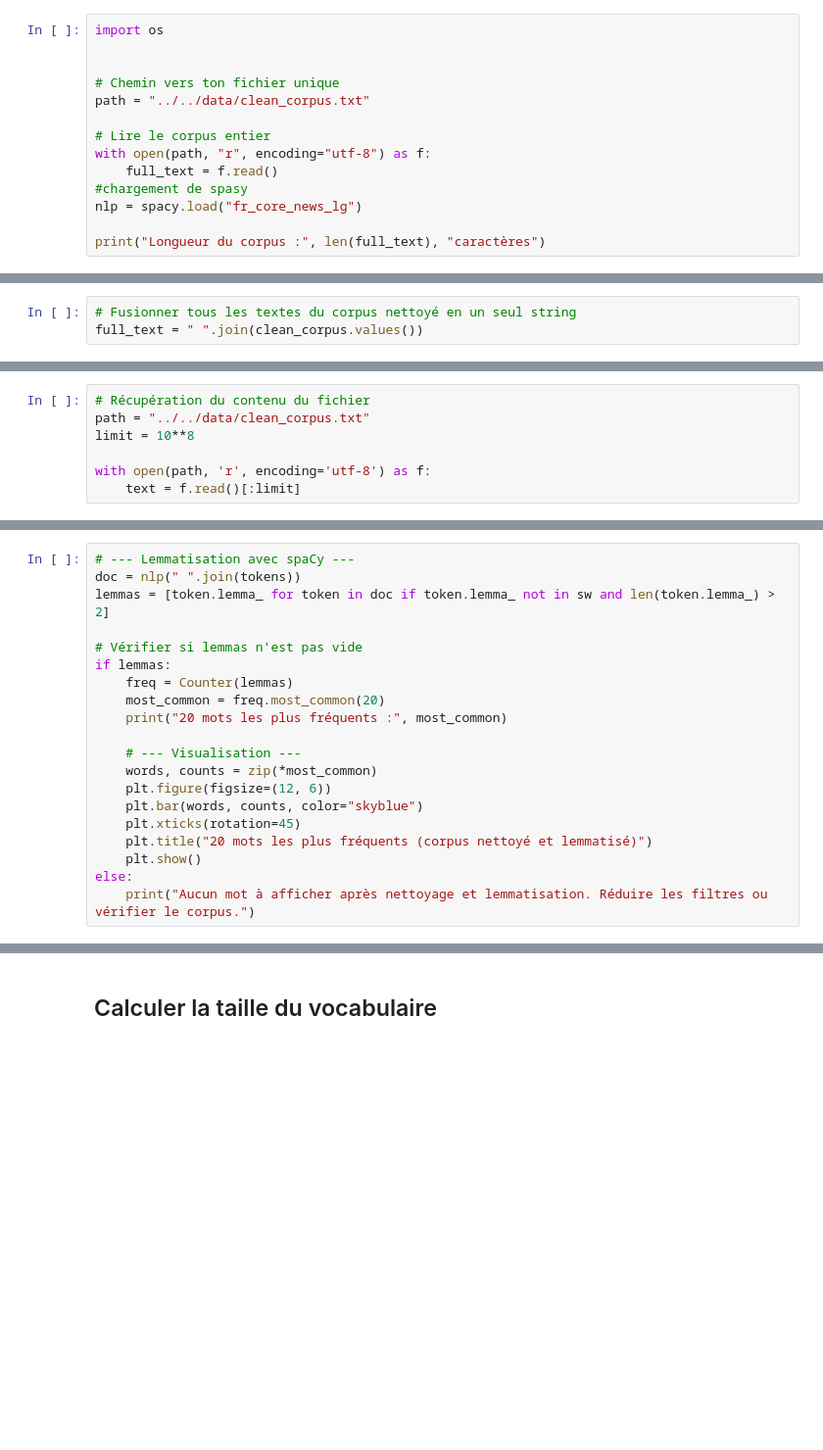
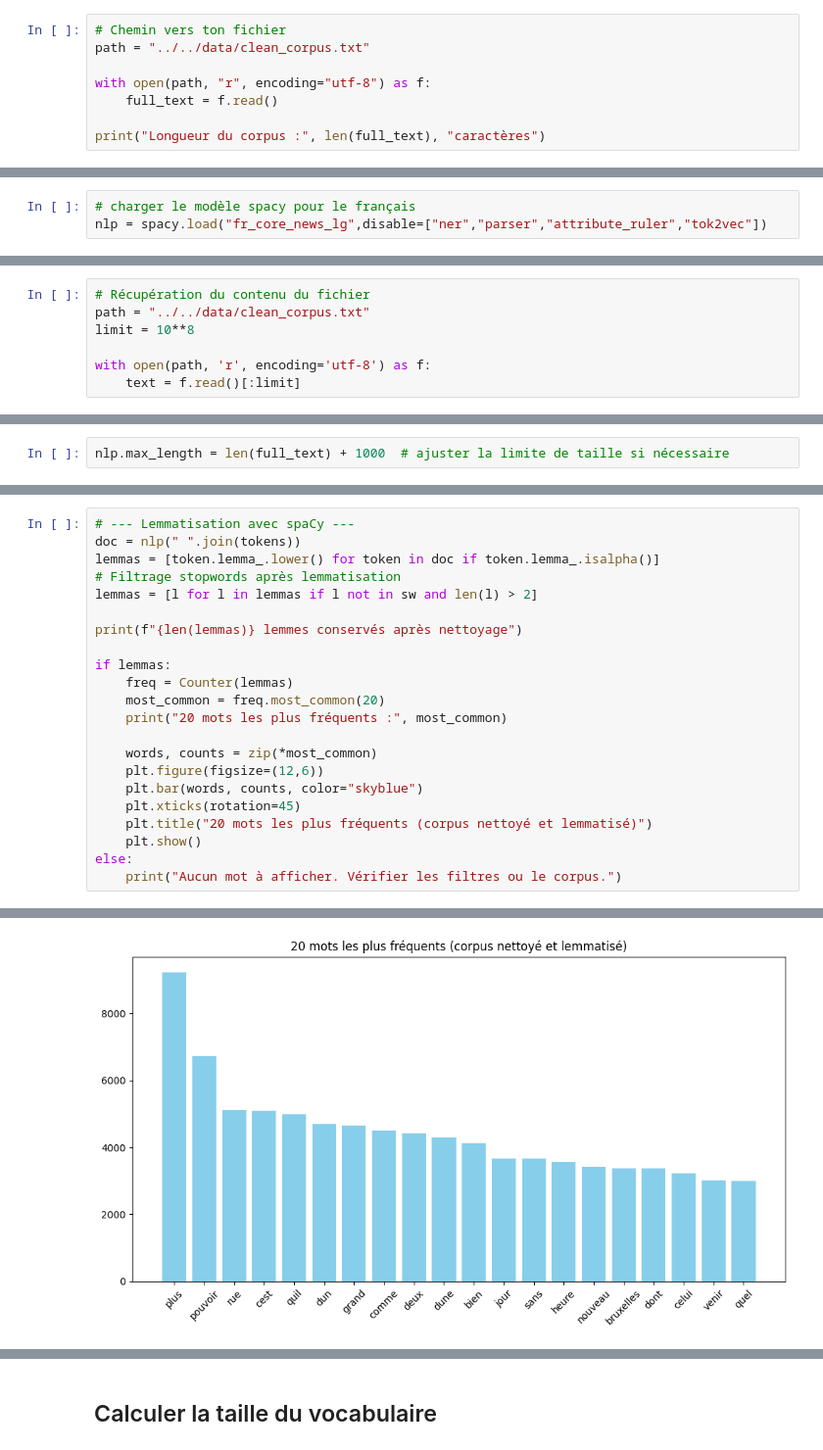
Before and after one commit to IlariaFa/tac, a Jupyter notebook: tps/tp4/s2_freq.ipynb, the cells around one changed output, grey strips where cells are left out. Shown at 98% size. Drawn from its saved outputs; the diff is of its cells as text; blank space fills up the shorter version.

```diff
--- a/tps/tp4/s2_freq.ipynb
+++ b/tps/tp4/s2_freq.ipynb
@@ -23,22 +24,16 @@ from nltk.corpus import stopwords
 # %%
-import os
-
-
-# Chemin vers ton fichier unique
+# Chemin vers ton fichier
 path = "../../data/clean_corpus.txt"
 
-# Lire le corpus entier
 with open(path, "r", encoding="utf-8") as f:
     full_text = f.read()
-#chargement de spasy
-nlp = spacy.load("fr_core_news_lg")
 
 print("Longueur du corpus :", len(full_text), "caractères")
 # %% [output]
 Longueur du corpus : 17770352 caractères
-# %%
-# Fusionner tous les textes du corpus nettoyé en un seul string
-full_text = " ".join(clean_corpus.values())
+# %%
+# charger le modèle spacy pour le français
+nlp = spacy.load("fr_core_news_lg",disable=["ner","parser","attribute_ruler","tok2vec"])
 # %% [markdown]
 ## Créer une une liste de stopwords
 # %%
@@ -78,0 +82,2 @@ tokens = [t for t in tokens if t.isalpha() and t not in sw and len(t) > 2]
+# %%
+nlp.max_length = len(full_text) + 1000  # ajuster la limite de taille si nécessaire
@@ -79,21 +100,23 @@ tokens = [t for t in tokens if t.isalpha() and t not in sw and len(t) > 2]
 # %%
 # --- Lemmatisation avec spaCy ---
 doc = nlp(" ".join(tokens))
-lemmas = [token.lemma_ for token in doc if token.lemma_ not in sw and len(token.lemma_) > 2]
+lemmas = [token.lemma_.lower() for token in doc if token.lemma_.isalpha()]
+# Filtrage stopwords après lemmatisation
+lemmas = [l for l in lemmas if l not in sw and len(l) > 2]
 
-# Vérifier si lemmas n'est pas vide
+print(f"{len(lemmas)} lemmes conservés après nettoyage")
+
 if lemmas:
     freq = Counter(lemmas)
     most_common = freq.most_common(20)
     print("20 mots les plus fréquents :", most_common)
 
-    # --- Visualisation ---
     words, counts = zip(*most_common)
-    plt.figure(figsize=(12, 6))
+    plt.figure(figsize=(12,6))
     plt.bar(words, counts, color="skyblue")
     plt.xticks(rotation=45)
     plt.title("20 mots les plus fréquents (corpus nettoyé et lemmatisé)")
     plt.show()
 else:
-    print("Aucun mot à afficher après nettoyage et lemmatisation. Réduire les filtres ou vérifier le corpus.")
+    print("Aucun mot à afficher. Vérifier les filtres ou le corpus.")
 # %% [output]
@@ -100,0 +125 @@ Aucun mot à afficher après nettoyage et lemmatisation. Réduire les filtres ou
+[figure, added]
```
Also changed, not shown: parts of 16 cells of this notebook, 1 other file.
